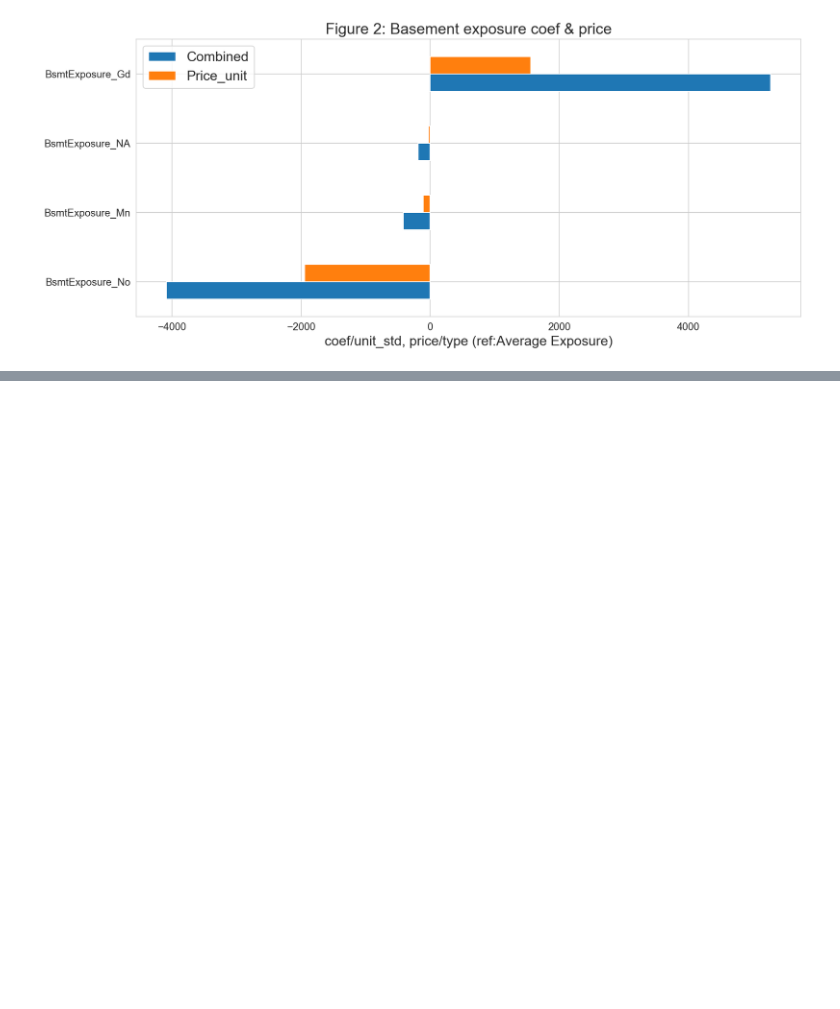
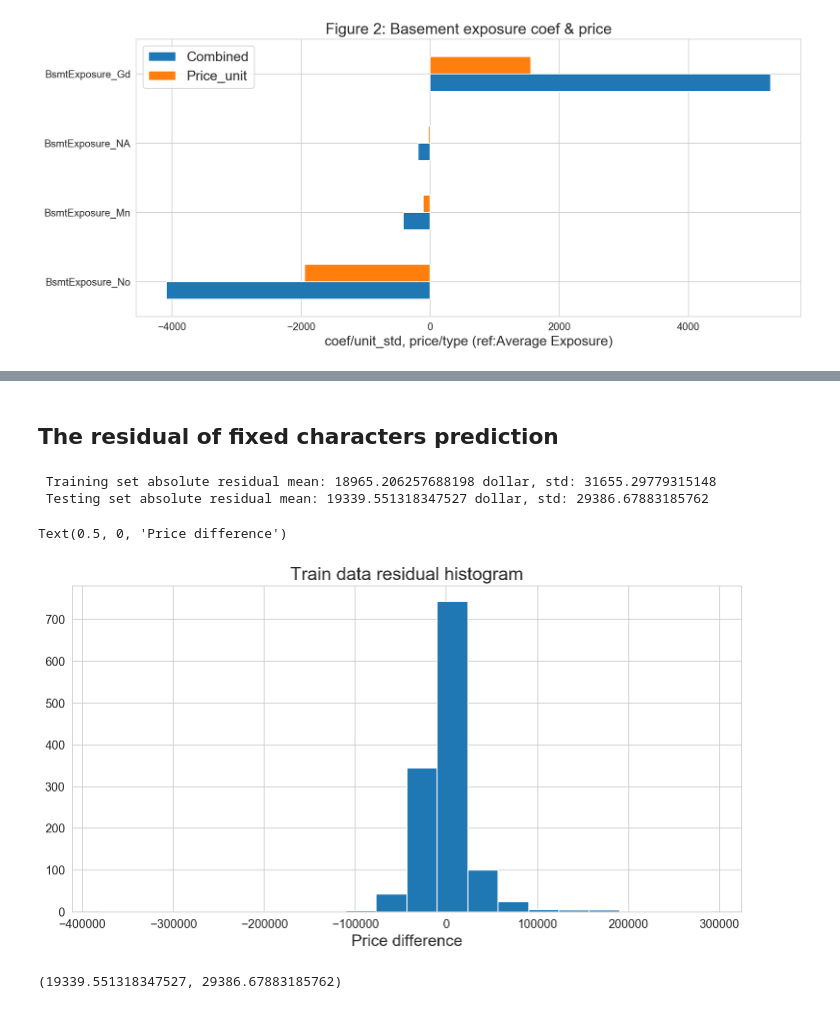
Before and after one commit to Miaowshroom/project3_a2, a Jupyter notebook: project-03-combined.ipynb, the cells around one changed output, grey strips where cells are left out. Drawn from its saved outputs; the diff is of its cells as text; code cells hidden in the pictures; blank space fills up the shorter version.

```diff
--- a/project-03-combined.ipynb
+++ b/project-03-combined.ipynb
@@ -1139,3 +1139,30 @@ The residuals from the first model (training and testing) represent the variance
 - How would your company use this second model and its coefficients to determine whether they should buy a property or not? Explain how the company can use the two models you have built to determine if they can make money.
 - Investigate how much of the variance in price remaining is explained by these features.
 - Do you trust your model? Should it be used to evaluate which properties to buy and fix up?
+# %% [markdown]
+## The residual of fixed characters prediction
+# %%
+y_residual_train = y_train - combined_predict_train
+y_residual_test = y_test - combined_predict_test
+# %%
+# absolute redisdual for training set
+print(f" Training set absolute residual mean: {np.mean(abs(y_residual_train))} dollar, std: {np.std(y_residual_train)}")
+# absolute redisdual for testing set
+print(f" Testing set absolute residual mean: {np.mean(abs(y_residual_test))} dollar, std: {np.std(y_residual_test)}")
+# %% [output]
+ Training set absolute residual mean: 18965.206257688198 dollar, std: 31655.29779315148
+ Testing set absolute residual mean: 19339.551318347527 dollar, std: 29386.67883185762
+# %%
+plt.hist(y_residual_train, bins=20);
+plt.gcf().set_size_inches(12,6)
+plt.title('Train data residual histogram', fontsize=18)
+plt.gca().tick_params(labelsize=12)
+
+plt.gca().set_xlabel('Price difference',size=16)
+# %% [output]
+Text(0.5, 0, 'Price difference')
+[figure, added]
+# %%
+np.mean(abs(y_residual_test)), np.std(y_residual_test)
+# %% [output]
+(19339.551318347527, 29386.67883185762)
```
Also changed, not shown: parts of 30 cells of this notebook.
